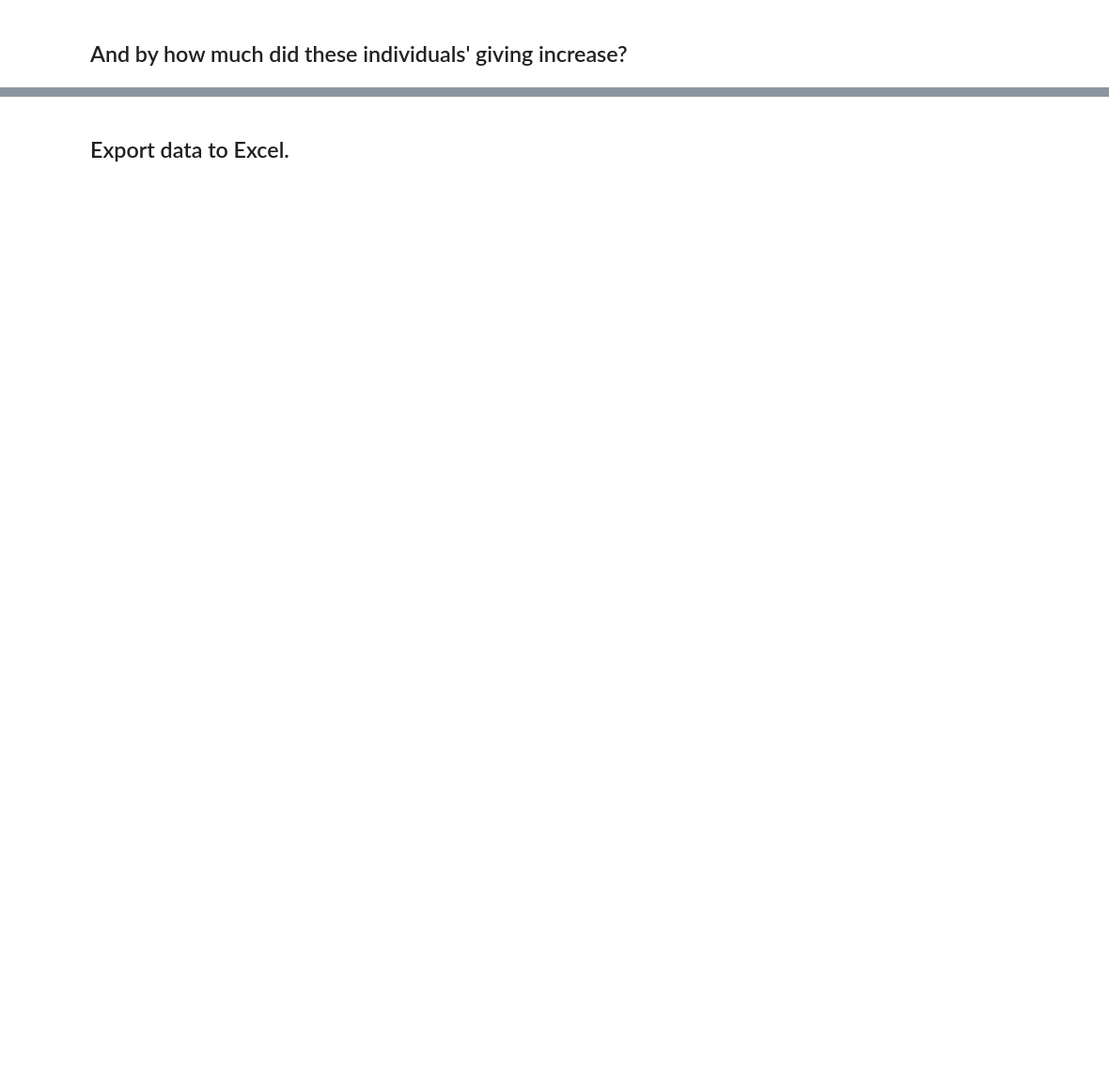
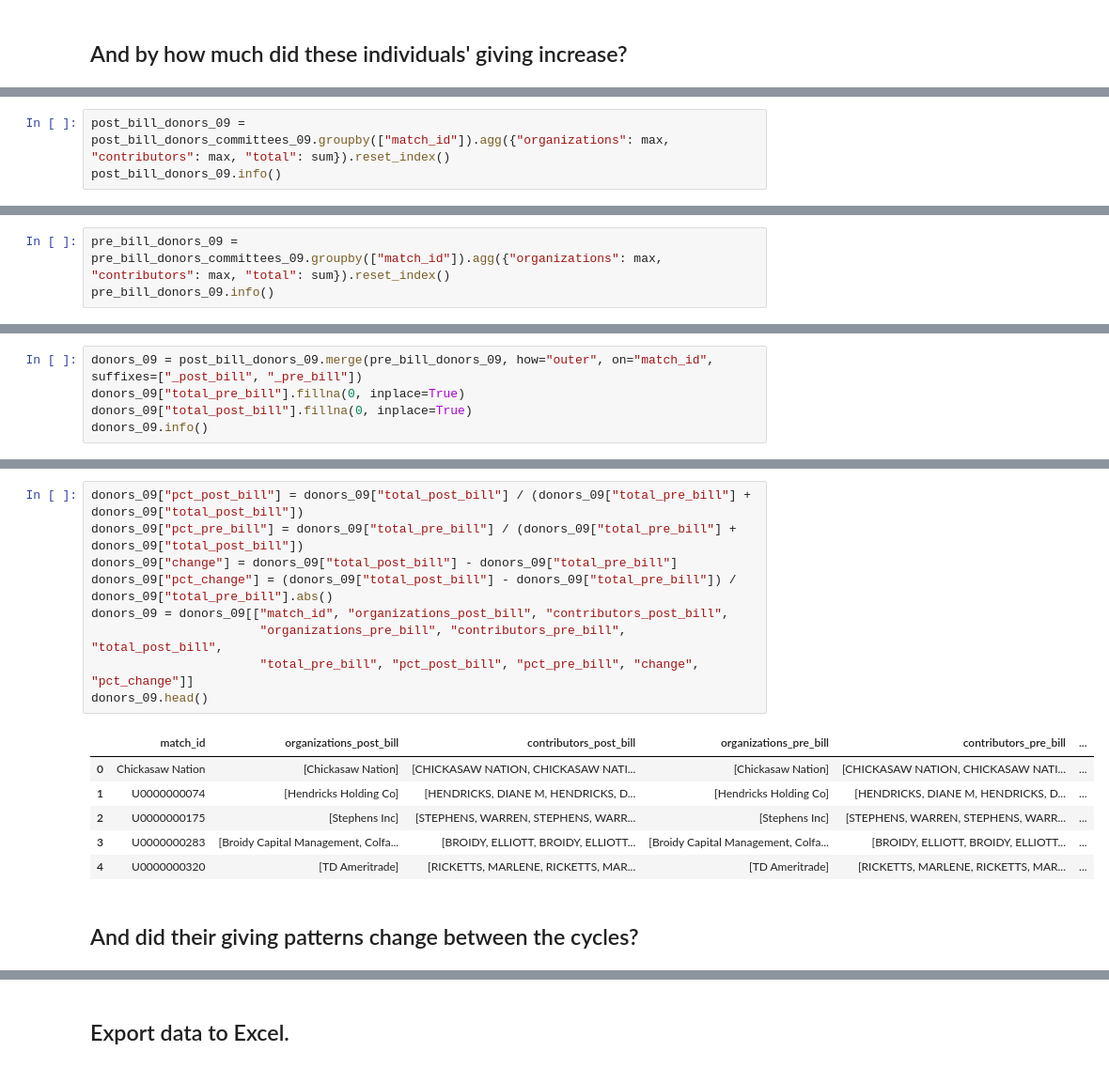
Before and after one commit to PublicI/tax-bill-contribs, a Jupyter notebook: tax-bill-analysis.ipynb, the cells around one changed output, grey strips where cells are left out. Shown at 94% size. Cells and saved outputs as stored; diff of their text form; blank space fills up the shorter version.

```diff
--- a/tax-bill-analysis.ipynb
+++ b/tax-bill-analysis.ipynb
@@ -1133,0 +2428,3 @@ memory usage: 55.9+ KB
+# %%
+post_bill_donors_09 = post_bill_donors_committees_09.groupby(["match_id"]).agg({"organizations": max, "contributors": max, "total": sum}).reset_index()
+post_bill_donors_09.info()
@@ -1133,0 +2561,3 @@ memory usage: 55.9+ KB
+# %%
+pre_bill_donors_09 = pre_bill_donors_committees_09.groupby(["match_id"]).agg({"organizations": max, "contributors": max, "total": sum}).reset_index()
+pre_bill_donors_09.info()
@@ -1133,0 +2582,5 @@ memory usage: 55.9+ KB
+# %%
+donors_09 = post_bill_donors_09.merge(pre_bill_donors_09, how="outer", on="match_id", suffixes=["_post_bill", "_pre_bill"])
+donors_09["total_pre_bill"].fillna(0, inplace=True)
+donors_09["total_post_bill"].fillna(0, inplace=True)
+donors_09.info()
@@ -1133,0 +2600,18 @@ memory usage: 55.9+ KB
+# %%
+donors_09["pct_post_bill"] = donors_09["total_post_bill"] / (donors_09["total_pre_bill"] + donors_09["total_post_bill"])
+donors_09["pct_pre_bill"] = donors_09["total_pre_bill"] / (donors_09["total_pre_bill"] + donors_09["total_post_bill"])
+donors_09["change"] = donors_09["total_post_bill"] - donors_09["total_pre_bill"]
+donors_09["pct_change"] = (donors_09["total_post_bill"] - donors_09["total_pre_bill"]) / donors_09["total_pre_bill"].abs()
+donors_09 = donors_09[["match_id", "organizations_post_bill", "contributors_post_bill",
+                       "organizations_pre_bill", "contributors_pre_bill", "total_post_bill",
+                       "total_pre_bill", "pct_post_bill", "pct_pre_bill", "change", "pct_change"]]
+donors_09.head()
+# %% [output]
+|  | match_id | organizations_post_bill | contributors_post_bill | organizations_pre_bill | contributors_pre_bill | ... |
+| 0 | Chickasaw Nation | [Chickasaw Nation] | [CHICKASAW NATION, CHICKASAW NATI... | [Chickasaw Nation] | [CHICKASAW NATION, CHICKASAW NATI... | ... |
+| 1 | U0000000074 | [Hendricks Holding Co] | [HENDRICKS, DIANE M, HENDRICKS, D... | [Hendricks Holding Co] | [HENDRICKS, DIANE M, HENDRICKS, D... | ... |
+| 2 | U0000000175 | [Stephens Inc] | [STEPHENS, WARREN, STEPHENS, WARR... | [Stephens Inc] | [STEPHENS, WARREN, STEPHENS, WARR... | ... |
+| 3 | U0000000283 | [Broidy Capital Management, Colfa... | [BROIDY, ELLIOTT, BROIDY, ELLIOTT... | [Broidy Capital Management, Colfa... | [BROIDY, ELLIOTT, BROIDY, ELLIOTT... | ... |
+| 4 | U0000000320 | [TD Ameritrade] | [RICKETTS, MARLENE, RICKETTS, MAR... | [TD Ameritrade] | [RICKETTS, MARLENE, RICKETTS, MAR... | ... |
+# %% [markdown]
+## And did their giving patterns change between the cycles?
```
Also changed, not shown: parts of 121 cells of this notebook.
